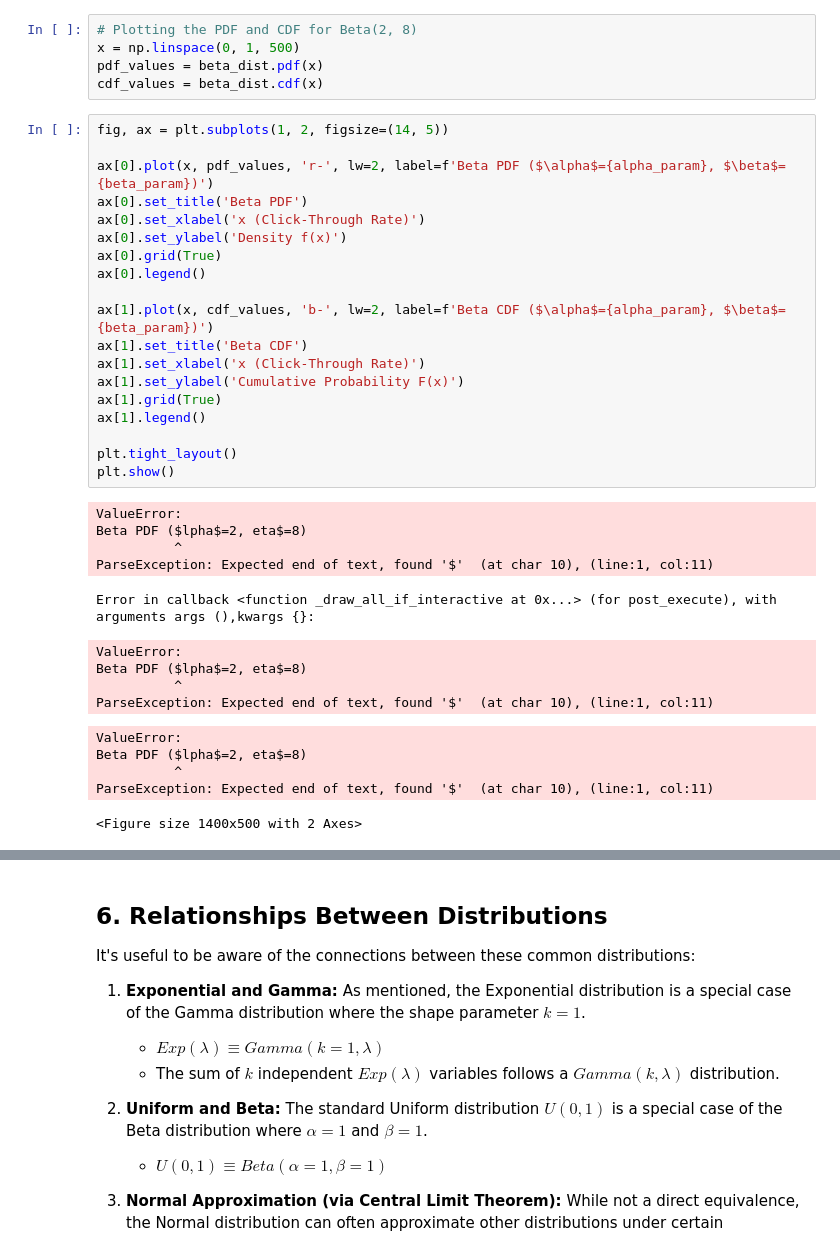
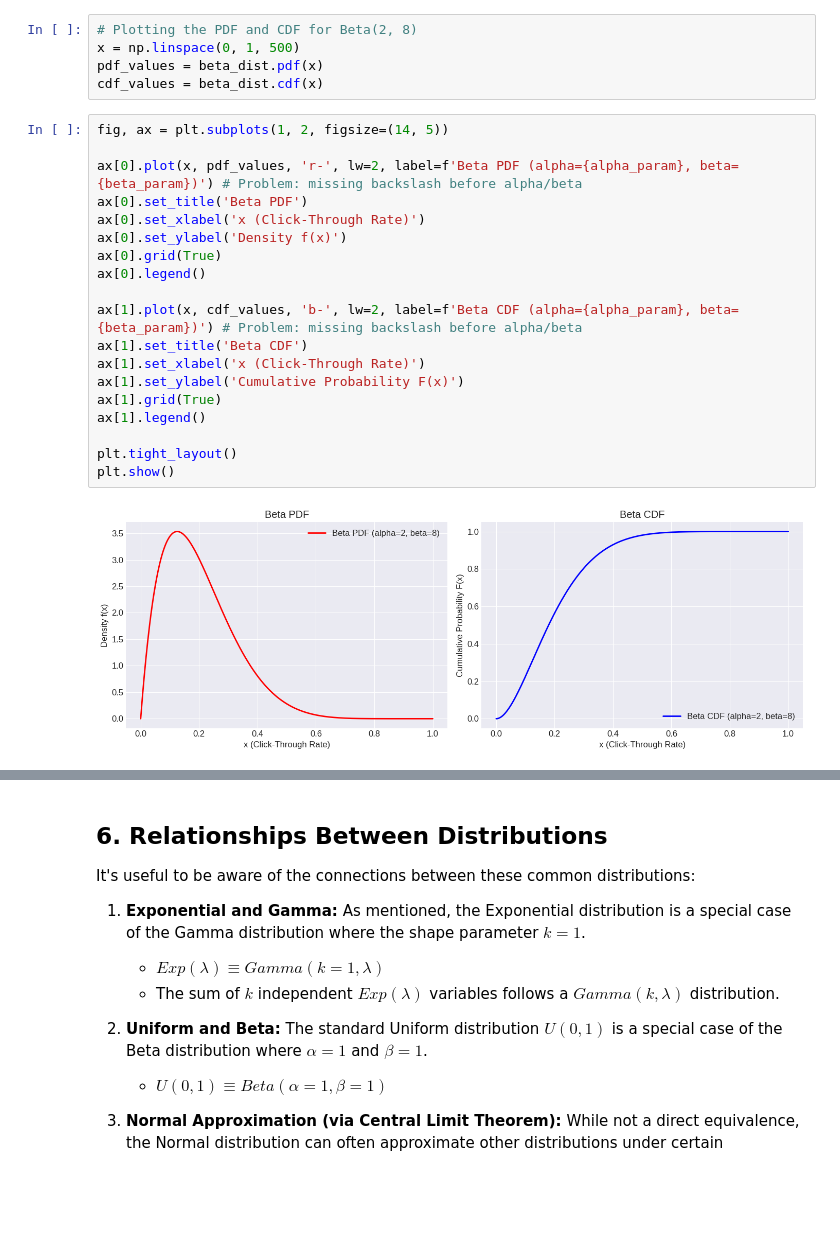
Before and after one commit to snowch/learn_probability, a Jupyter notebook: chapter_09.ipynb, the cells around one changed output, grey strips where cells are left out. Saved outputs shown, nothing was run; the diff lists cells and outputs as text; blank space fills up the shorter version.

```diff
--- a/chapter_09.ipynb
+++ b/chapter_09.ipynb
@@ -653,37 +653,24 @@ cdf_values = beta_dist.cdf(x)
 # %%
 fig, ax = plt.subplots(1, 2, figsize=(14, 5))
 
-ax[0].plot(x, pdf_values, 'r-', lw=2, label=f'Beta PDF ($\alpha$={alpha_param}, $\beta$={beta_param})')
+ax[0].plot(x, pdf_values, 'r-', lw=2, label=f'Beta PDF (alpha={alpha_param}, beta={beta_param})') # Problem: missing backslash before alpha/beta
 ax[0].set_title('Beta PDF')
 ax[0].set_xlabel('x (Click-Through Rate)')
 ax[0].set_ylabel('Density f(x)')
 ax[0].grid(True)
 ax[0].legend()
 
-ax[1].plot(x, cdf_values, 'b-', lw=2, label=f'Beta CDF ($\alpha$={alpha_param}, $\beta$={beta_param})')
+ax[1].plot(x, cdf_values, 'b-', lw=2, label=f'Beta CDF (alpha={alpha_param}, beta={beta_param})') # Problem: missing backslash before alpha/beta
 ax[1].set_title('Beta CDF')
 ax[1].set_xlabel('x (Click-Through Rate)')
 ax[1].set_ylabel('Cumulative Probability F(x)')
 ax[1].grid(True)
 ax[1].legend()
 
 plt.tight_layout()
 plt.show()
 # %% [output]
-ValueError:
-Beta PDF ($lpha$=2, eta$=8)
-          ^
-ParseException: Expected end of text, found '$'  (at char 10), (line:1, col:11)
-Error in callback <function _draw_all_if_interactive at 0x...> (for post_execute), with arguments args (),kwargs {}:
-ValueError:
-Beta PDF ($lpha$=2, eta$=8)
-          ^
-ParseException: Expected end of text, found '$'  (at char 10), (line:1, col:11)
-ValueError:
-Beta PDF ($lpha$=2, eta$=8)
-          ^
-ParseException: Expected end of text, found '$'  (at char 10), (line:1, col:11)
-<Figure size 1400x500 with 2 Axes>
+[figure, added]
 # %%
 # Plot different shapes of Beta
 plt.figure(figsize=(12, 8))
```
Also changed, not shown: parts of 10 cells of this notebook.
